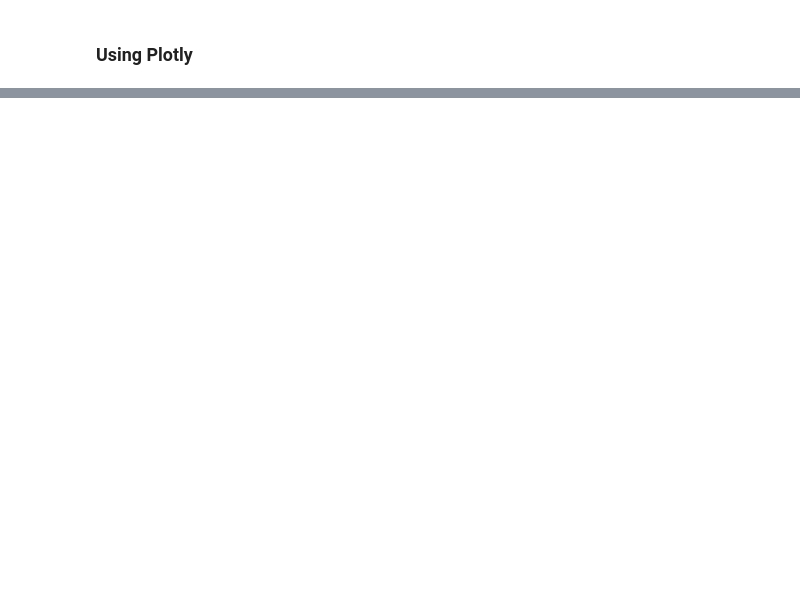
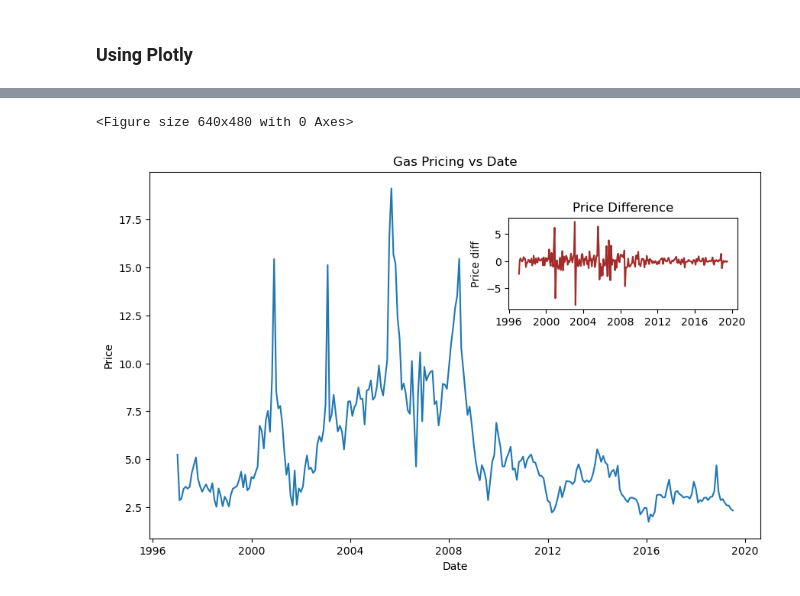
Before and after one commit to SethDwumah/Petroleum_DS-ML, a Jupyter notebook: Visualization of Natural Gas Price.ipynb, the cells around one changed output, grey strips where cells are left out. Cells and saved outputs as stored; diff of their text form; code cells hidden in the pictures; blank space fills up the shorter version.

```diff
--- a/Visualization of Natural Gas Price.ipynb
+++ b/Visualization of Natural Gas Price.ipynb
@@ -90,0 +91,23 @@ fig.show()
+# %%
+plt.style.use('default')
+fig = plt.figure()
+fig = plt.figure(figsize=(10,6))
+
+fig1 = fig.add_axes([0.1,0.1,0.8,0.8])
+fig2 = fig.add_axes([0.57,0.6,0.3,0.2])
+
+# add the axes and title for each figure
+fig1.plot(data['Price'])
+fig1.set_ylabel('Price')
+fig1.set_xlabel('Date')
+fig1.set_title('Gas Pricing vs Date')
+
+
+fig2.plot(data['Price_diff'],color='brown')
+fig2.set_title('Price Difference')
+fig2.set_ylabel('Price diff')
+plt.interactive(True)
+plt.show()
+# %% [output]
+<Figure size 640x480 with 0 Axes>
+[figure, added]
```
Also changed, not shown: parts of 2 cells of this notebook.
